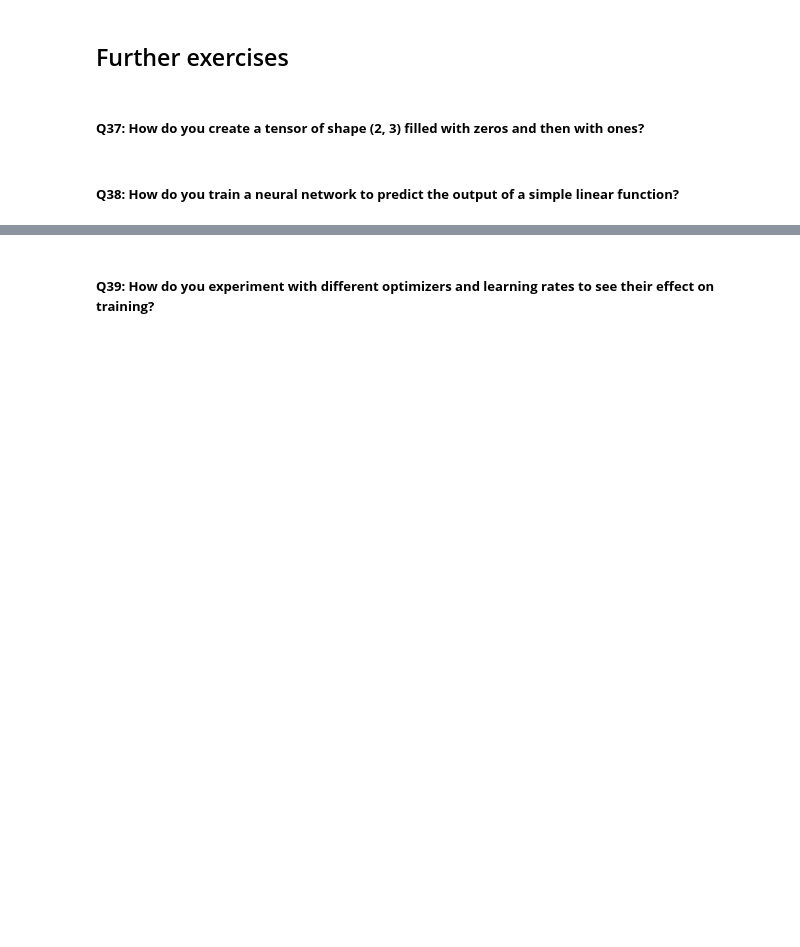
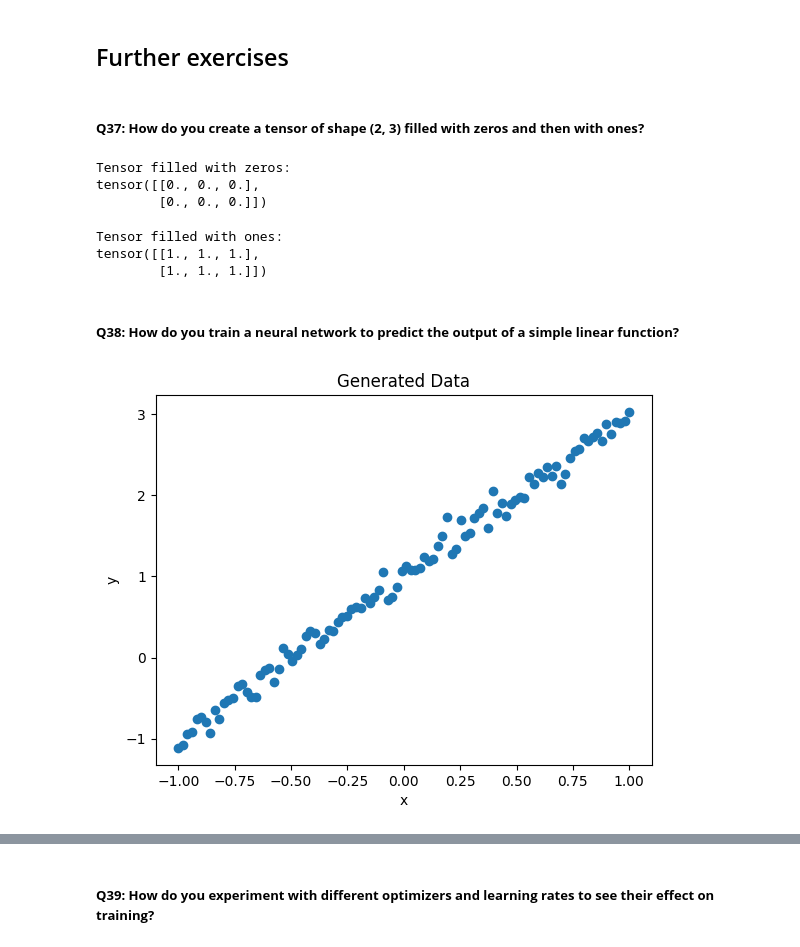
Before and after one commit to fellmir/pyTorchBasis, a Jupyter notebook: 00-basic-examples/example1/01-notebooks/01_intro_to_pytorch.ipynb, the cells around one changed output, grey strips where cells are left out. Cells and saved outputs as stored; diff of their text form; code cells hidden in the pictures; blank space fills up the shorter version.

```diff
--- a/00-basic-examples/example1/01-notebooks/01_intro_to_pytorch.ipynb
+++ b/00-basic-examples/example1/01-notebooks/01_intro_to_pytorch.ipynb
@@ -1105,5 +1927,43 @@ ComplexNN(
 ## Further exercises
 # %% [markdown]
 ##### **Q37: How do you create a tensor of shape (2, 3) filled with zeros and then with ones?**
+# %%
+# Create a tensor of shape (2, 3) filled with zeros
+zeros_tensor = torch.zeros(2, 3)
+print("Tensor filled with zeros:")
+print(zeros_tensor)
+# %% [output]
+Tensor filled with zeros:
+tensor([[0., 0., 0.],
+        [0., 0., 0.]])
+# %%
+# Create a tensor of shape (2, 3) filled with ones
+ones_tensor = torch.ones(2, 3)
+print("Tensor filled with ones:")
+print(ones_tensor)
+# %% [output]
+Tensor filled with ones:
+tensor([[1., 1., 1.],
+        [1., 1., 1.]])
 # %% [markdown]
 ##### **Q38: How do you train a neural network to predict the output of a simple linear function?**
+# %%
+# Generate the data
+torch.manual_seed(0)
+
+# Parameters for the linear function y = mx + b
+m = 2.0
+b = 1.0
+
+# Generate some data points
+x = torch.linspace(-1, 1, 100).unsqueeze(1)
+y = m * x + b + torch.randn(x.size()) * 0.1
+
+# Plot the data
+plt.scatter(x.numpy(), y.numpy())
+plt.xlabel('x')
+plt.ylabel('y')
+plt.title('Generated Data')
+plt.show()
+# %% [output]
+[figure, added]
```
Also changed, not shown: parts of 51 cells of this notebook.
